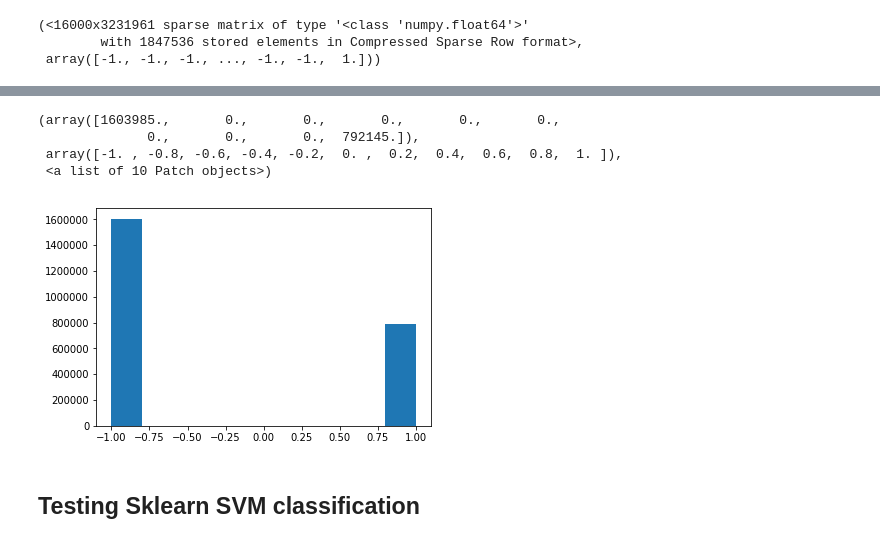
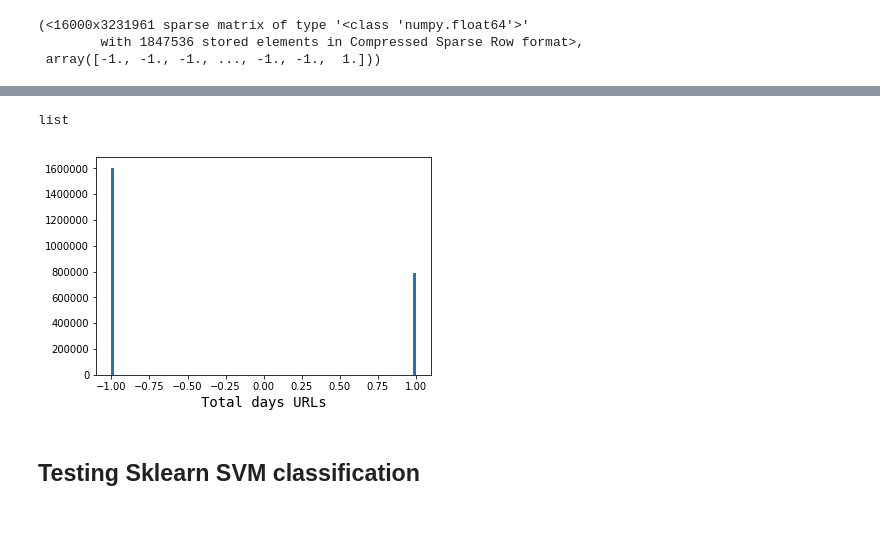
Before and after one commit to giordanoDaloisio/Data-Analysis-project, a Jupyter notebook: Project.ipynb, the cells around one changed output, grey strips where cells are left out. Cells and saved outputs as stored; diff of their text form; code cells hidden in the pictures.

```diff
--- a/Project.ipynb
+++ b/Project.ipynb
@@ -65,7 +99,10 @@ plt.hist(day0[1])
 # %%
 totalset = np.empty(0)
+# %%
+totalset_list = []
 # %%
 for day in days:
     totalset =np.append(totalset, day[1])
+    totalset_list += day[1].tolist()
 # %%
 totalset
@@ -74,11 +112,13 @@ array([-1., -1., -1., ...,  1., -1., -1.])
-# %%
-plt.hist(totalset)
-# %% [output]
-(array([1603985.,       0.,       0.,       0.,       0.,       0.,
-              0.,       0.,       0.,  792145.]),
- array([-1. , -0.8, -0.6, -0.4, -0.2,  0. ,  0.2,  0.4,  0.6,  0.8,  1. ]),
- <a list of 10 Patch objects>)
-[figure, removed]
+# %%
+type(totalset_list)
+# %% [output]
+list
+# %%
+plt.hist(totalset, 100)
+plt.xlabel("Total days URLs", fontdict={'fontsize': 14, 'family': 'monospace'})
+plt.show()
+# %% [output]
+[figure, added]
 # %% [markdown]
 ## Testing Sklearn SVM classification
 # %%
```
Also changed, not shown: parts of 17 cells of this notebook.
